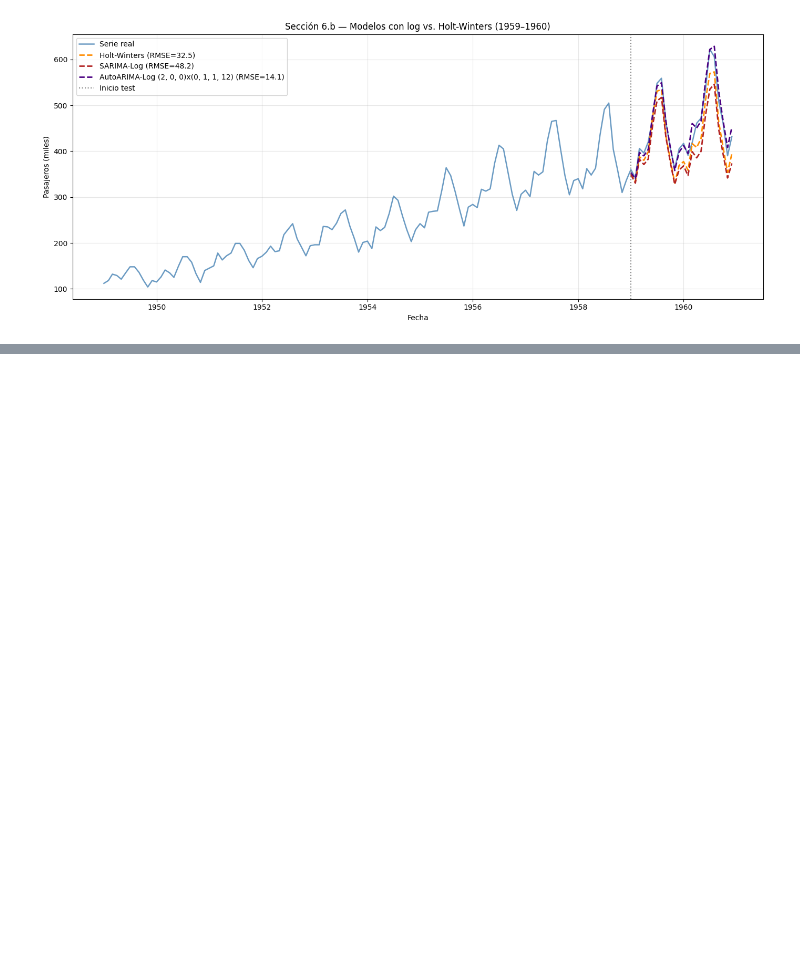
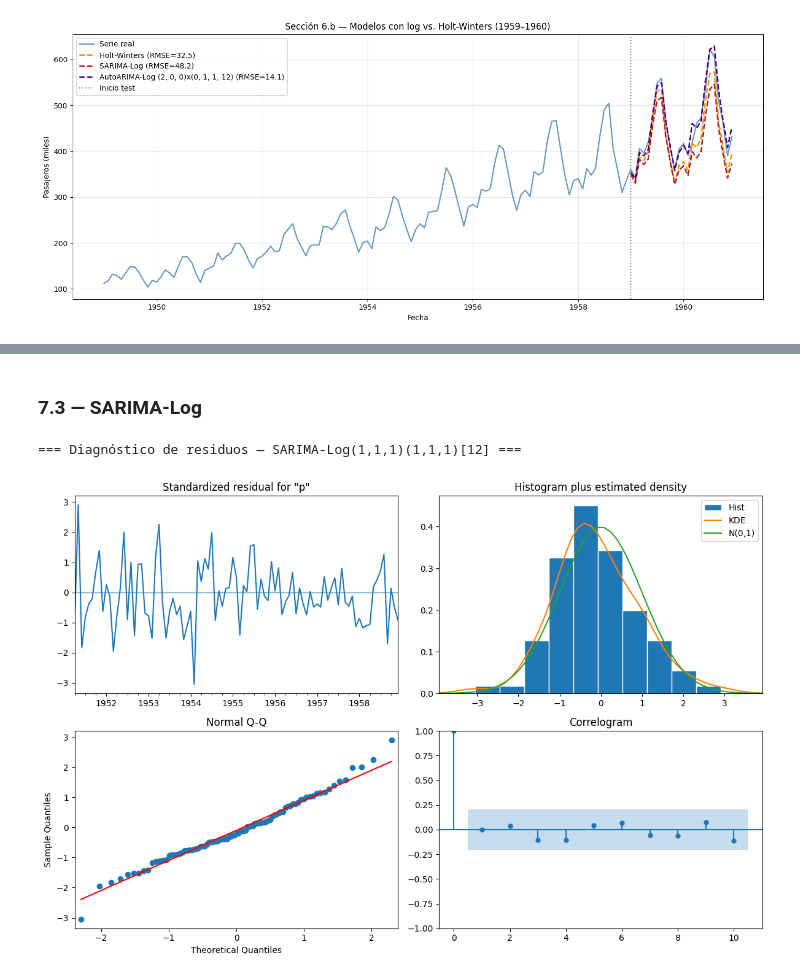
Before and after one commit to jbrazonath/Analisis-de-Series-de-Tiempo, a Jupyter notebook: Proyecto_Series_Tiempo.ipynb, the cells around one changed output, grey strips where cells are left out. Drawn from its saved outputs; the diff is of its cells as text; code cells hidden in the pictures; blank space fills up the shorter version.

```diff
--- a/Proyecto_Series_Tiempo.ipynb
+++ b/Proyecto_Series_Tiempo.ipynb
@@ -816,0 +896,10 @@ plt.tight_layout(); plt.show()
+# %% [markdown]
+### 7.3 — SARIMA-Log
+# %%
+print("=== Diagnóstico de residuos — SARIMA-Log(1,1,1)(1,1,1)[12] ===")
+resultado_sarima_log.plot_diagnostics(figsize=(12, 8))
+plt.tight_layout()
+plt.show()
+# %% [output]
+=== Diagnóstico de residuos — SARIMA-Log(1,1,1)(1,1,1)[12] ===
+[figure, added]
```
Also changed, not shown: parts of 23 cells of this notebook.
